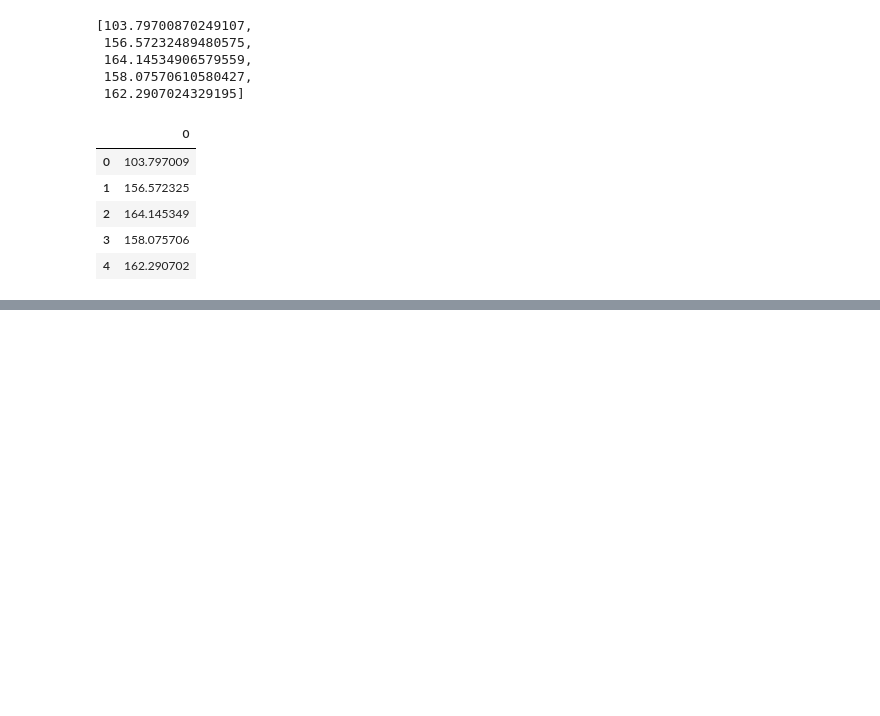
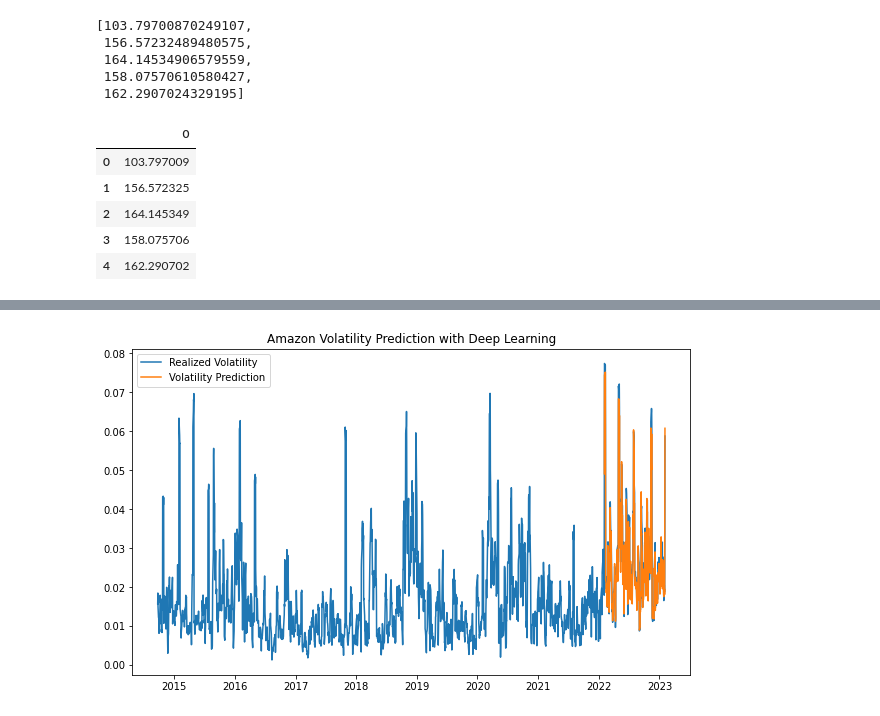
Before and after one commit to fareenamughal/Group-6-Crypto, a Jupyter notebook: Machine learning/Machine_learning_Amazon.ipynb, the cells around one changed output, grey strips where cells are left out. Saved outputs shown, nothing was run; the diff lists cells and outputs as text; code cells hidden in the pictures; blank space fills up the shorter version.

```diff
--- a/Machine learning/Machine_learning_Amazon.ipynb
+++ b/Machine learning/Machine_learning_Amazon.ipynb
@@ -242,0 +269,80 @@ Prediction.to_csv('Amazon_prediction.csv', header='Prediction', index=True)
+# %%
+import tensorflow as tf
+from tensorflow import keras
+from tensorflow.keras import layers
+from sklearn.metrics import mean_squared_error as mse
+import matplotlib.dates as mdates
+
+# Calculate the realized volatility using rolling standard deviation
+realized_vol = ret.rolling(5).std()
+realized_vol = pd.DataFrame(realized_vol)
+realized_vol.reset_index(drop=True, inplace=True)
+
+# Calculate the square of the returns
+returns_squared = ret ** 2
+returns_squared = returns_squared.reset_index()
+returns_squared = returns_squared.drop('Date', axis=1)
+
+# Concatenate the realized volatility and squared returns to form the input data
+X = pd.concat([realized_vol, returns_squared], axis=1)
+X = X.iloc[4:].copy()
+X = X.reset_index()
+X.drop('index', axis=1, inplace=True)
+
+realized_vol = realized_vol.dropna().reset_index()
+realized_vol.drop('index', axis=1, inplace=True)
+
+# Configuring the network structure by deciding number of layers and neurons
+
+
+model = keras.Sequential(
+      [layers.Dense(256, activation="relu"),
+      layers.Dense(128, activation="relu"),
+      layers.Dense(1, activation="linear"),])
+
+# Compiling the model with loss and optimizer
+model.compile(loss='mse', optimizer='rmsprop')
+# Number of trading days
+n = 252
+# Deciding the epoch and batch size using np.arange
+epochs_trial = np.arange(100, 400, 4)
+batch_trial = np.arange(100, 400, 4)
+pred = []
+RMSE = []
+for i, j, k in zip(range(4), epochs_trial, batch_trial):
+  model.fit(X.iloc[:-n].values,
+      realized_vol.iloc[1:-(n-1)].values.reshape(-1,),
+      # Fitting the deep learning model
+      batch_size=k, epochs=j, verbose=False)
+  # Predicting the volatility based on the weights obtained from the training phase
+  predict = model.predict(np.asarray(X.iloc[-n:]))
+  RMSE.append(np.sqrt(mse(realized_vol.iloc[-n:] / 100,
+      # Calculating the RMSE score by flattening the predictions
+      predict.flatten() / 100)))
+  pred.append(predict)
+  print('Root Mean Squared Error_{}:{:.6f}'.format(i+1, RMSE[i]))
+
+
+predict = pd.DataFrame(pred[RMSE.index(min(RMSE))])
+predict.index = ret.iloc[-n:].index
+
+# Converting realized volatility index to datetime
+#def convert_to_date(x):
+  #return datetime.date(2014,9,14) + datetime.timedelta(days=int(x))
+
+#realized_vol['Date'] = realized_vol.index
+#realized_vol['Date'] = realized_vol['Date'].apply(convert_to_date)
+#print(realized_vol)
+
+realized_vol = ret.rolling(5).std()
+realized_vol = pd.DataFrame(realized_vol)
+
+# Plotting volatility prediction
+plt.figure(figsize=(10, 6))
+#plt.plot(convert_to_date (realized_vol) /100,label='Realized Volatility')
+plt.plot(realized_vol /100,label='Realized Volatility')
+plt.plot(predict / 100,label='Volatility Prediction')
+plt.title('Amazon Volatility Prediction with Deep Learning',  fontsize=12)
+plt.legend()
+plt.show()
+# %% [output]
@@ -242,0 +357 @@ Prediction.to_csv('Amazon_prediction.csv', header='Prediction', index=True)
+[figure, added]
```
Also changed, not shown: parts of 8 cells of this notebook.
